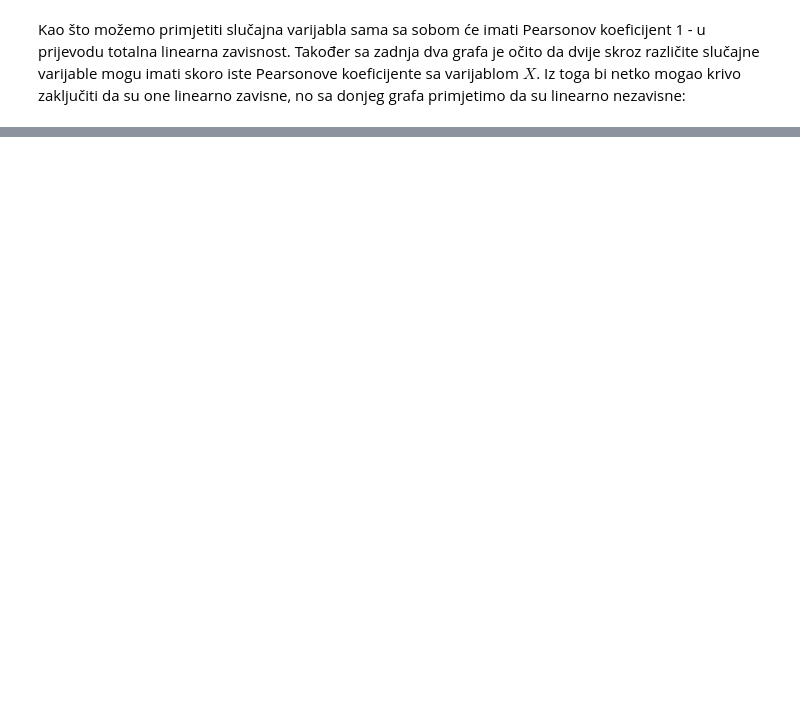
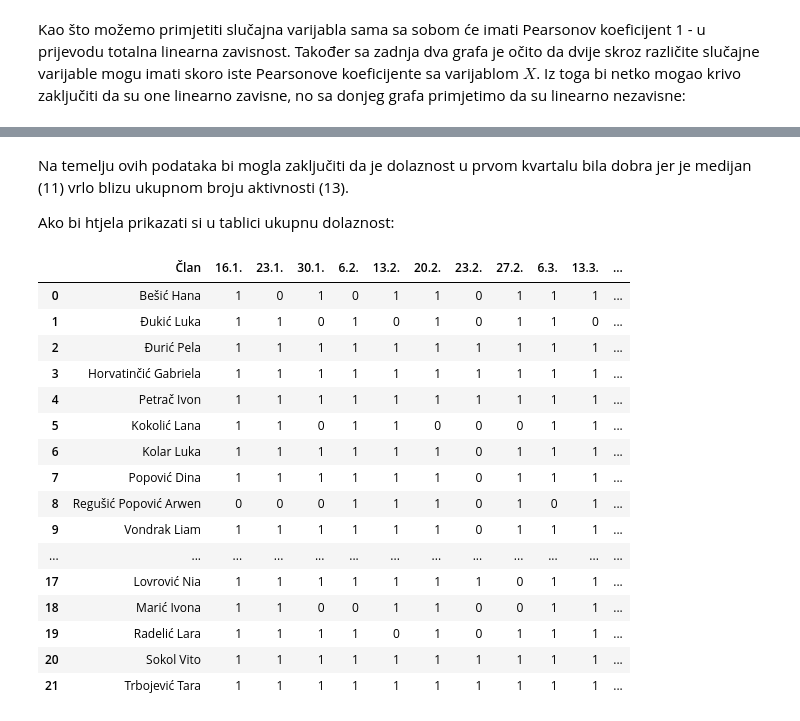
Before and after one commit to babjank/MS, a Jupyter notebook: Zadaca1.ipynb, the cells around one changed output, grey strips where cells are left out. Saved outputs shown, nothing was run; the diff lists cells and outputs as text; code cells hidden in the pictures; blank space fills up the shorter version.

```diff
--- a/Zadaca1.ipynb
+++ b/Zadaca1.ipynb
@@ -458,0 +652,27 @@ plt.show()
+# %% [markdown]
+Na temelju ovih podataka bi mogla zaključiti da je dolaznost u prvom kvartalu bila dobra jer je medijan (11) vrlo blizu ukupnom broju aktivnosti (13).
+
+Ako bi htjela prikazati si u tablici ukupnu dolaznost:
+# %%
+evidencija['Ukupno'] = evidencija[datumi[0]]
+for i in range(1,13):
+    evidencija['Ukupno'] = evidencija['Ukupno'] + evidencija[datumi[i]]
+evidencija
+# %% [output]
+|  | Član | 16.1. | 23.1. | 30.1. | 6.2. | 13.2. | 20.2. | 23.2. | 27.2. | 6.3. | 13.3. | ... |
+| 0 | Bešić Hana | 1 | 0 | 1 | 0 | 1 | 1 | 0 | 1 | 1 | 1 | ... |
+| 1 | Đukić Luka | 1 | 1 | 0 | 1 | 0 | 1 | 0 | 1 | 1 | 0 | ... |
+| 2 | Đurić Pela | 1 | 1 | 1 | 1 | 1 | 1 | 1 | 1 | 1 | 1 | ... |
+| 3 | Horvatinčić Gabriela | 1 | 1 | 1 | 1 | 1 | 1 | 1 | 1 | 1 | 1 | ... |
+| 4 | Petrač Ivon | 1 | 1 | 1 | 1 | 1 | 1 | 1 | 1 | 1 | 1 | ... |
+| 5 | Kokolić Lana | 1 | 1 | 0 | 1 | 1 | 0 | 0 | 0 | 1 | 1 | ... |
+| 6 | Kolar Luka | 1 | 1 | 1 | 1 | 1 | 1 | 0 | 1 | 1 | 1 | ... |
+| 7 | Popović Dina | 1 | 1 | 1 | 1 | 1 | 1 | 0 | 1 | 1 | 1 | ... |
+| 8 | Regušić Popović Arwen | 0 | 0 | 0 | 1 | 1 | 1 | 0 | 1 | 0 | 1 | ... |
+| 9 | Vondrak Liam | 1 | 1 | 1 | 1 | 1 | 1 | 0 | 1 | 1 | 1 | ... |
+| ... | ... | ... | ... | ... | ... | ... | ... | ... | ... | ... | ... | ... |
+| 17 | Lovrović Nia | 1 | 1 | 1 | 1 | 1 | 1 | 1 | 0 | 1 | 1 | ... |
+| 18 | Marić Ivona | 1 | 1 | 0 | 0 | 1 | 1 | 0 | 0 | 1 | 1 | ... |
+| 19 | Radelić Lara | 1 | 1 | 1 | 1 | 0 | 1 | 0 | 1 | 1 | 1 | ... |
+| 20 | Sokol Vito | 1 | 1 | 1 | 1 | 1 | 1 | 1 | 1 | 1 | 1 | ... |
+| 21 | Trbojević Tara | 1 | 1 | 1 | 1 | 1 | 1 | 1 | 1 | 1 | 1 | ... |
```
Also changed, not shown: parts of 19 cells of this notebook, 1 other file.
